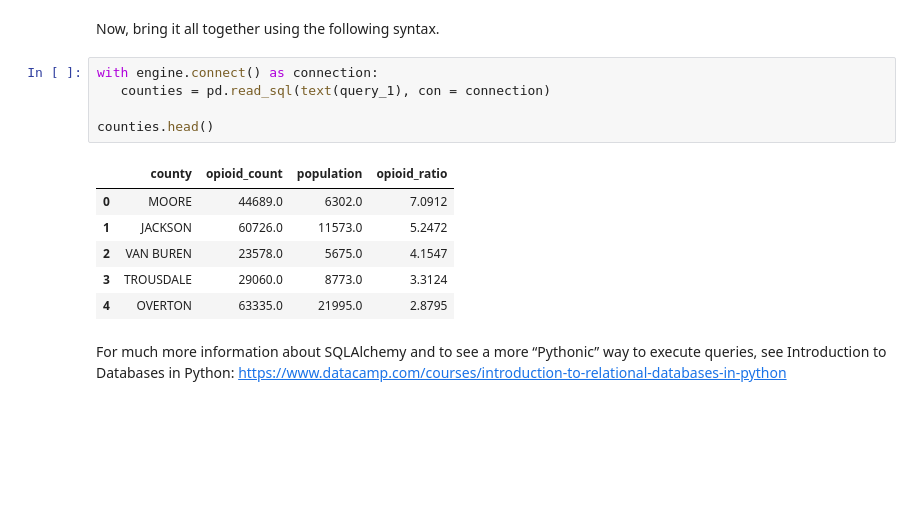
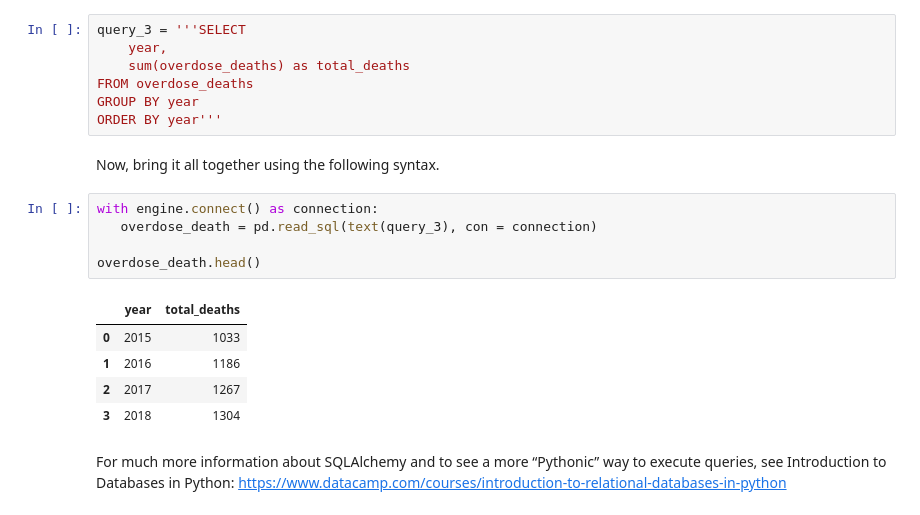
Before and after one commit to NSS-Data-Analytics-Cohort-12/prescribers-python-da12-v2-git-pushers, a Jupyter notebook: notebooks/prescribers.ipynb, the cells around one changed output. Drawn from its saved outputs; the diff is of its cells as text; blank space fills up the shorter version.

```diff
--- a/notebooks/prescribers.ipynb
+++ b/notebooks/prescribers.ipynb
@@ -66,16 +82,22 @@ Order By 4 DESC;'''
+# %%
+query_3 = '''SELECT
+	year,
+	sum(overdose_deaths) as total_deaths
+FROM overdose_deaths
+GROUP BY year
+ORDER BY year'''
 # %% [markdown]
 Now, bring it all together using the following syntax.
 # %%
 with engine.connect() as connection:
-   counties = pd.read_sql(text(query_1), con = connection)
+   overdose_death = pd.read_sql(text(query_3), con = connection)
 
-counties.head()
+overdose_death.head()
 # %% [output]
-|  | county | opioid_count | population | opioid_ratio |
-| 0 | MOORE | 44689.0 | 6302.0 | 7.0912 |
-| 1 | JACKSON | 60726.0 | 11573.0 | 5.2472 |
-| 2 | VAN BUREN | 23578.0 | 5675.0 | 4.1547 |
-| 3 | TROUSDALE | 29060.0 | 8773.0 | 3.3124 |
-| 4 | OVERTON | 63335.0 | 21995.0 | 2.8795 |
+|  | year | total_deaths |
+| 0 | 2015 | 1033 |
+| 1 | 2016 | 1186 |
+| 2 | 2017 | 1267 |
+| 3 | 2018 | 1304 |
 # %% [markdown]
 For much more information about SQLAlchemy and to see a more “Pythonic” way to execute queries, see Introduction to Databases in Python: https://www.datacamp.com/courses/introduction-to-relational-databases-in-python
```
Also changed, not shown: parts of 9 cells of this notebook.
